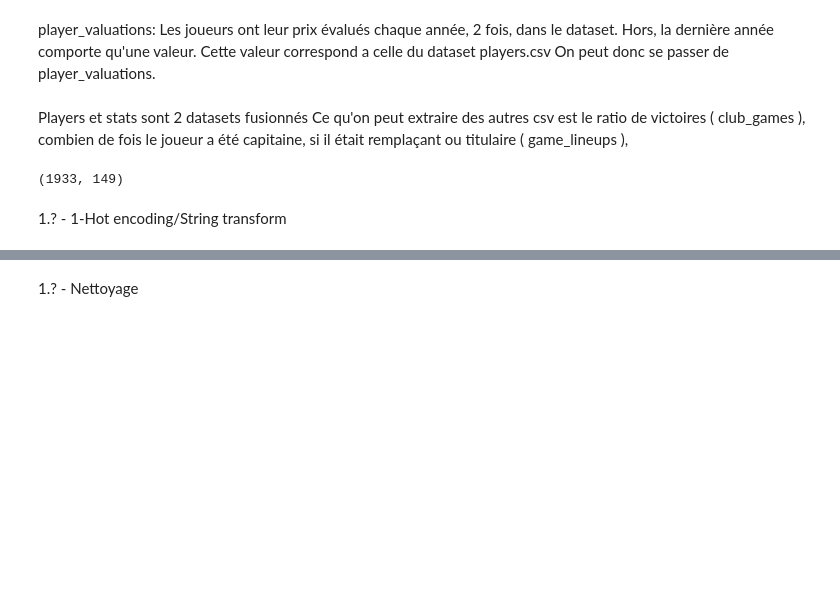
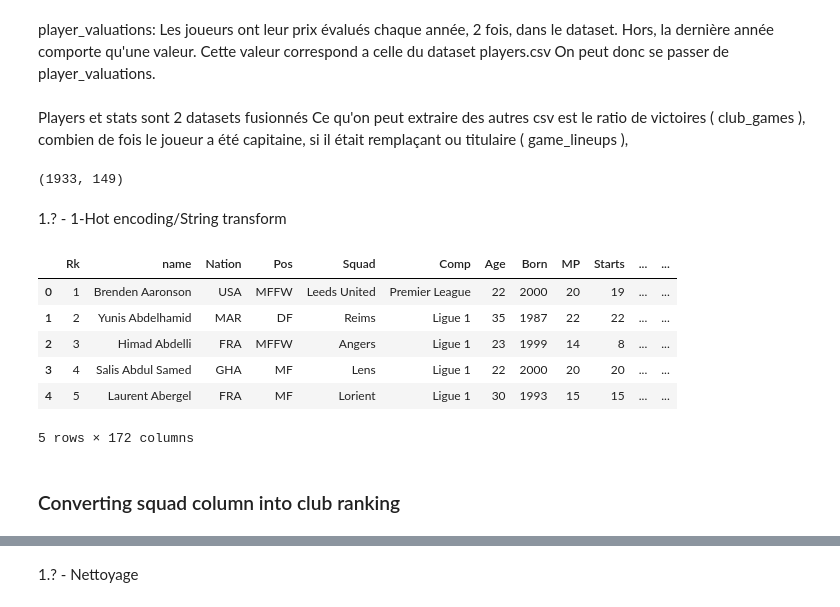
Before and after one commit to Akulla-A/Football_regression, a Jupyter notebook: main.ipynb, the cells around one changed output, grey strips where cells are left out. Saved outputs shown, nothing was run; the diff lists cells and outputs as text; code cells hidden in the pictures; blank space fills up the shorter version.

```diff
--- a/main.ipynb
+++ b/main.ipynb
@@ -102,3 +104,15 @@ _datasetCleaning["foot"] = [int(x == "right") for x in _datasetCleaning["foot"]]
 _datasetCleaning = pd.concat([_datasetCleaning, pd.get_dummies(_datasetCleaning.position)], axis=1)
 _datasetCleaning = pd.concat([_datasetCleaning, pd.get_dummies(_datasetCleaning.sub_position)], axis=1)
 _datasetCleaning = pd.concat([_datasetCleaning, pd.get_dummies(_datasetCleaning.Comp)], axis=1)
+# %%
+_datasetCleaning.head()
+# %% [output]
+|  | Rk | name | Nation | Pos | Squad | Comp | Age | Born | MP | Starts | ... | ... |
+| 0 | 1 | Brenden Aaronson | USA | MFFW | Leeds United | Premier League | 22 | 2000 | 20 | 19 | ... | ... |
+| 1 | 2 | Yunis Abdelhamid | MAR | DF | Reims | Ligue 1 | 35 | 1987 | 22 | 22 | ... | ... |
+| 2 | 3 | Himad Abdelli | FRA | MFFW | Angers | Ligue 1 | 23 | 1999 | 14 | 8 | ... | ... |
+| 3 | 4 | Salis Abdul Samed | GHA | MF | Lens | Ligue 1 | 22 | 2000 | 20 | 20 | ... | ... |
+| 4 | 5 | Laurent Abergel | FRA | MF | Lorient | Ligue 1 | 30 | 1993 | 15 | 15 | ... | ... |
+5 rows × 172 columns
+# %% [markdown]
+### Converting squad column into club ranking
```
Also changed, not shown: parts of 25 cells of this notebook, 1 other file.
